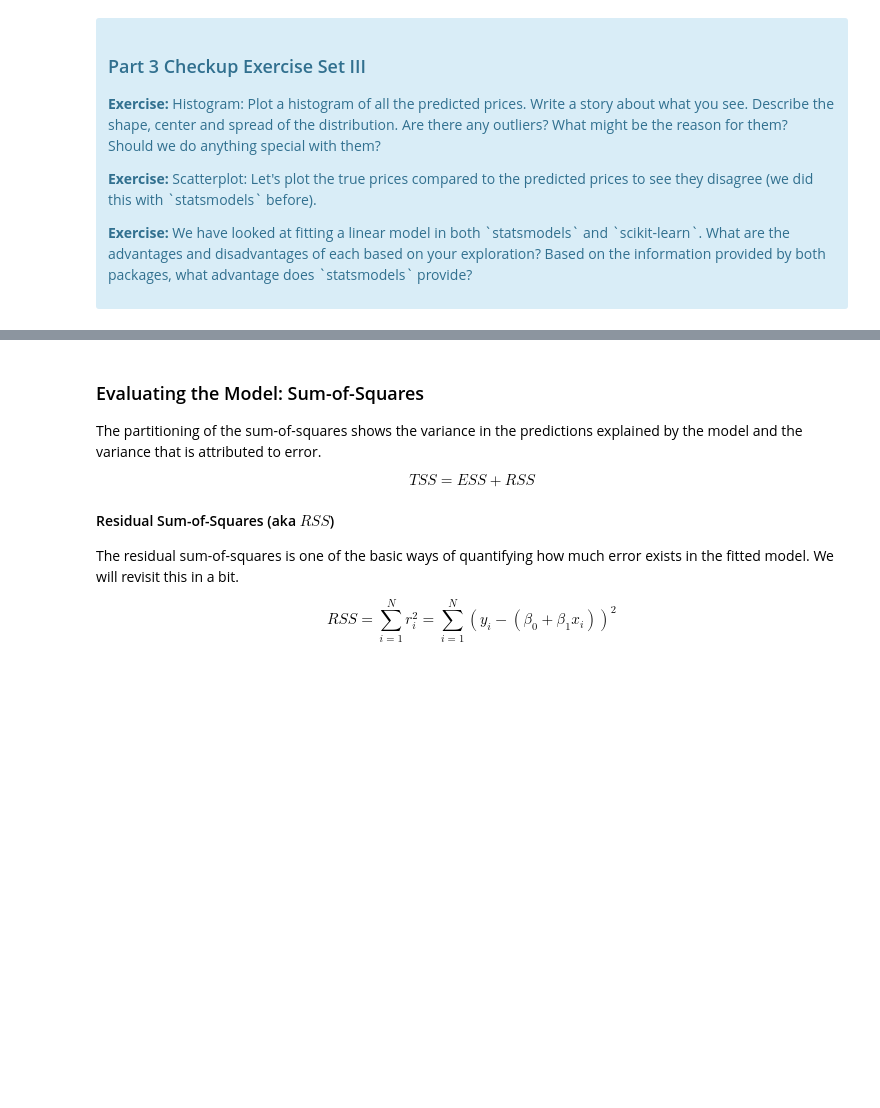
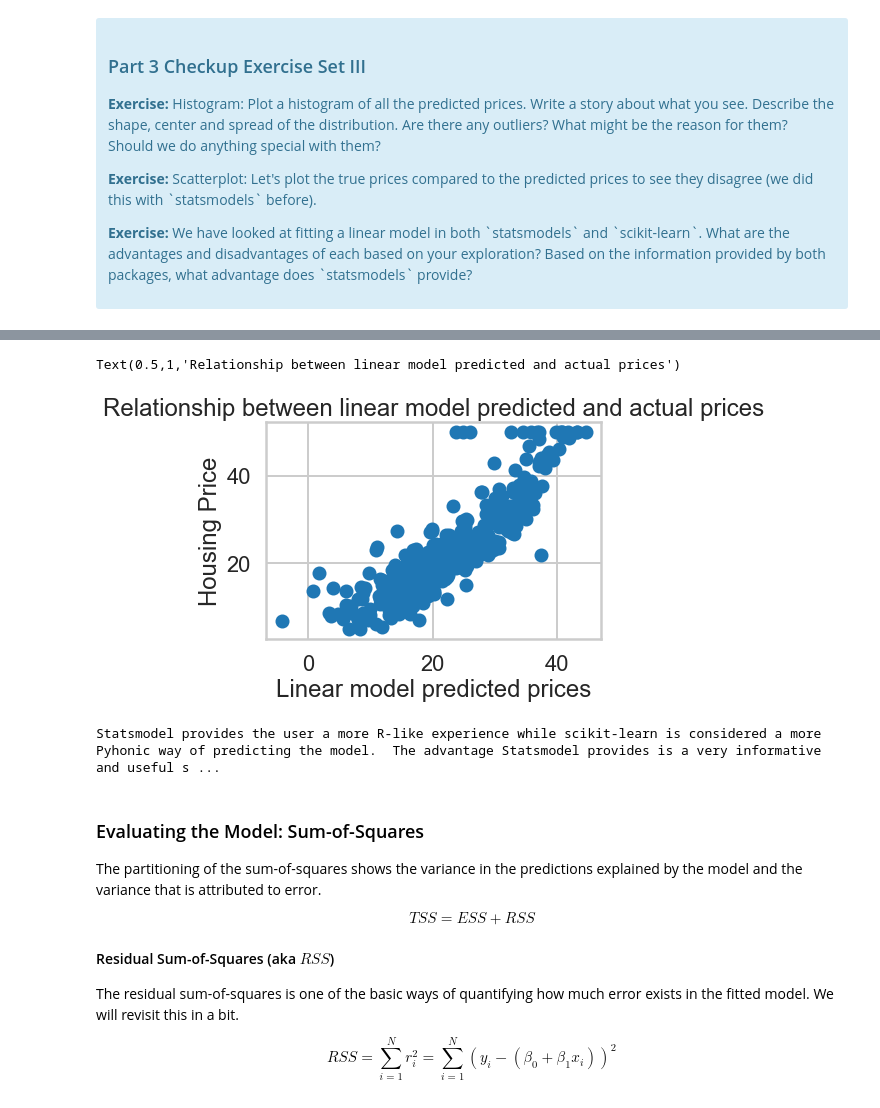
Before and after one commit to addiwei/Springboard, a Jupyter notebook: Mini_Project_Linear_Regression.ipynb, the cells around one changed output, grey strips where cells are left out. Cells and saved outputs as stored; diff of their text form; code cells hidden in the pictures; blank space fills up the shorter version.

```diff
--- a/Mini_Project_Linear_Regression.ipynb
+++ b/Mini_Project_Linear_Regression.ipynb
@@ -541,3 +573,15 @@ lm.predict(X)[0:5]
+# %%
+plt.scatter(lm.predict(X), bos.PRICE)
+plt.xlabel("Linear model predicted prices")
+plt.ylabel("Housing Price")
+plt.title("Relationship between linear model predicted and actual prices")
+# %% [output]
+Text(0.5,1,'Relationship between linear model predicted and actual prices')
+[figure, added]
+# %%
+print('Statsmodel provides the user a more R-like experience while scikit-learn is considered a more Pyhonic way of predicting the model.  The advantage Statsmodel provides is a very informative and useful summary chart with a lot of relevant statistical information related to the model.  With scikit-learn, the user has to call line by line information related to the model')
+# %% [output]
+Statsmodel provides the user a more R-like experience while scikit-learn is considered a more Pyhonic way of predicting the model.  The advantage Statsmodel provides is a very informative and useful s ...
 # %% [markdown]
 ### Evaluating the Model: Sum-of-Squares
 
```
Also changed, not shown: parts of 37 cells of this notebook, 1 other file.
